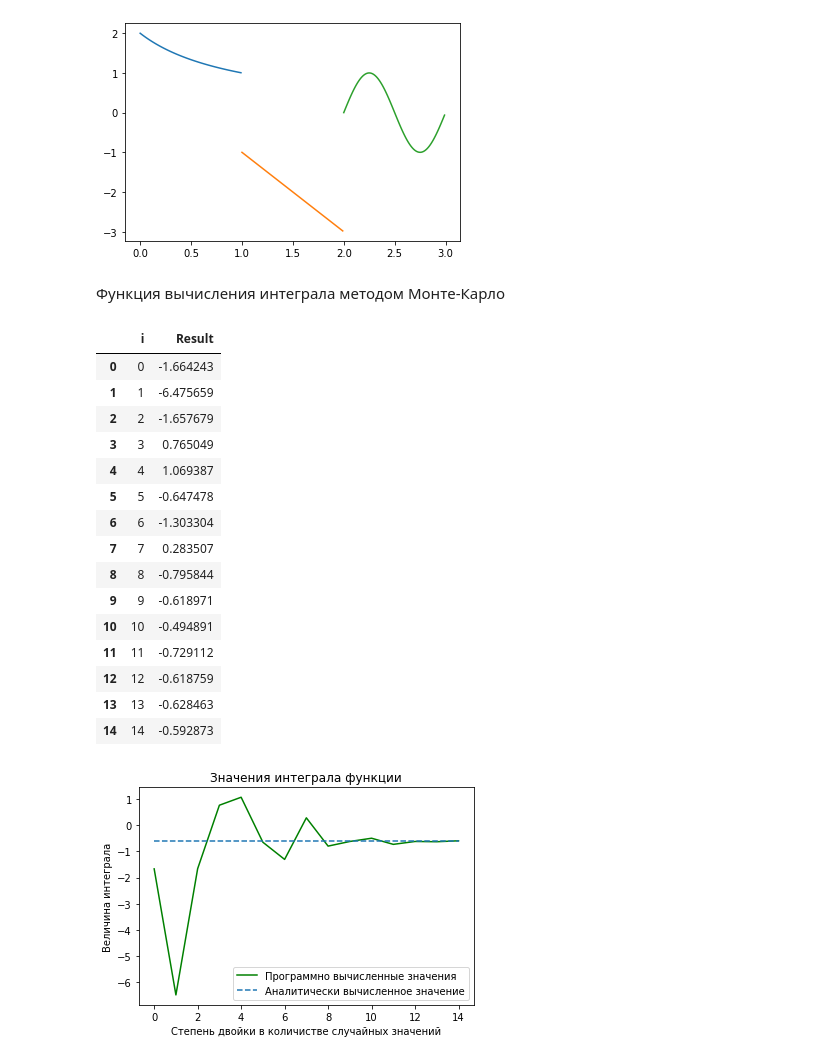
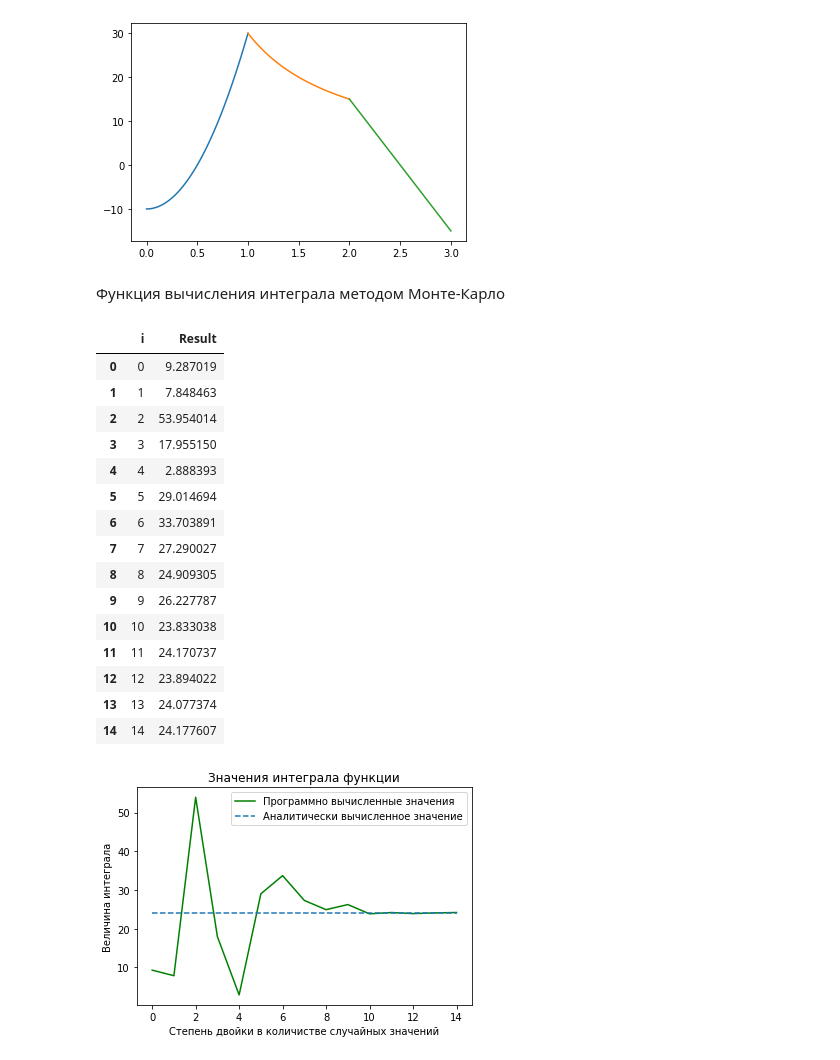
Before and after one commit to Deiwas/IM, a Jupyter notebook: im1.ipynb, the cells around one changed output. Drawn from its saved outputs; the diff is of its cells as text; code cells hidden in the pictures.

```diff
--- a/im1.ipynb
+++ b/im1.ipynb
@@ -5,15 +5,20 @@ import math
 import random
 import pandas as pd
 # %%
-x = np.arange(0, 1, 0.01)
-plt.plot(x, 2/(x+1))
-x1 = np.arange(1, 2, 0.01)
-plt.plot(x1, -(2*x1-1))
-x2 = np.arange(2, 3, 0.01)
-plt.plot(x2, np.sin(2*math.pi*x2))
+x = np.linspace(0, 1, 100)
+y = lambda x: 10*(4*x*x-1)
+plt.plot(x, y(x))
+
+x1 = np.linspace(1, 2, 100)
+y1 = lambda x: 15*(2/(x-1+1))
+plt.plot(x1, y1(x1))
+
+x2 = np.linspace(2, 3, 100)
+y2 = lambda x: (2*(x-2)-1)*-15
+plt.plot(x2, y2(x2))
 plt.show()
 # %% [output]
-[figure, old version]
+[figure, new version]
 # %% [markdown]
 Функция вычисления интеграла методом Монте-Карло
 # %%
@@ -24,12 +29,12 @@ def MonteCarlo(N):
     for i in range(N):
         x = random.uniform(a, b)
         if x < 1:
-            s += 2/(x+1)
+            s += 10*(4*x*x-1)
         elif 1 <= x <= 2:
-            s += -(2*x-1)
+            s += 15*(2/(x-1+1))
         else:
-            s += np.sin(2*math.pi*x)
-    res = (b - a) / N * summ
+            s += (2*(x-2)-1)*-15
+    res = (b - a) / N * s
     return res
 # %%
 Count = []
@@ -41,28 +46,28 @@ df = pd.DataFrame({'i': Count, 'Result': ress})
 display(df)
 # %% [output]
 |  | i | Result |
-| 0 | 0 | -1.664243 |
-| 1 | 1 | -6.475659 |
-| 2 | 2 | -1.657679 |
-| 3 | 3 | 0.765049 |
-| 4 | 4 | 1.069387 |
-| 5 | 5 | -0.647478 |
-| 6 | 6 | -1.303304 |
-| 7 | 7 | 0.283507 |
-| 8 | 8 | -0.795844 |
-| 9 | 9 | -0.618971 |
-| 10 | 10 | -0.494891 |
-| 11 | 11 | -0.729112 |
-| 12 | 12 | -0.618759 |
-| 13 | 13 | -0.628463 |
-| 14 | 14 | -0.592873 |
+| 0 | 0 | 9.287019 |
+| 1 | 1 | 7.848463 |
+| 2 | 2 | 53.954014 |
+| 3 | 3 | 17.955150 |
+| 4 | 4 | 2.888393 |
+| 5 | 5 | 29.014694 |
+| 6 | 6 | 33.703891 |
+| 7 | 7 | 27.290027 |
+| 8 | 8 | 24.909305 |
+| 9 | 9 | 26.227787 |
+| 10 | 10 | 23.833038 |
+| 11 | 11 | 24.170737 |
+| 12 | 12 | 23.894022 |
+| 13 | 13 | 24.077374 |
+| 14 | 14 | 24.177607 |
 # %%
 plt.plot(Count, ress, color='green', label = 'Программно вычисленные значения')
-plt.hlines(-2+2*math.log(2), 0, 14, linestyle='dashed', label = 'Аналитически вычисленное значение')
+plt.hlines(30*math.log(2)+10/3, 0, 14, linestyle='dashed', label = 'Аналитически вычисленное значение')
 plt.title("Значения интеграла функции")
 plt.xlabel("Степень двойки в количистве случайных значений")
 plt.ylabel("Величина интеграла")
 plt.legend()
 plt.show()
 # %% [output]
-[figure, old version]
+[figure, new version]
```
Also changed, not shown: 1 other file.
